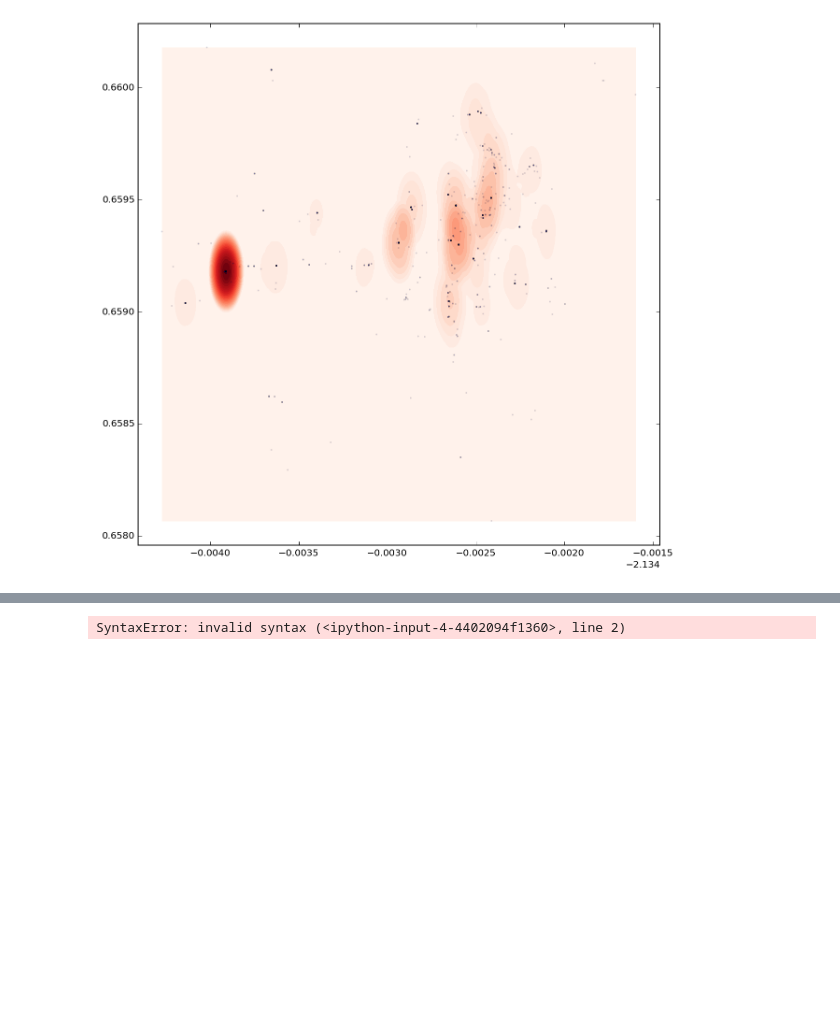
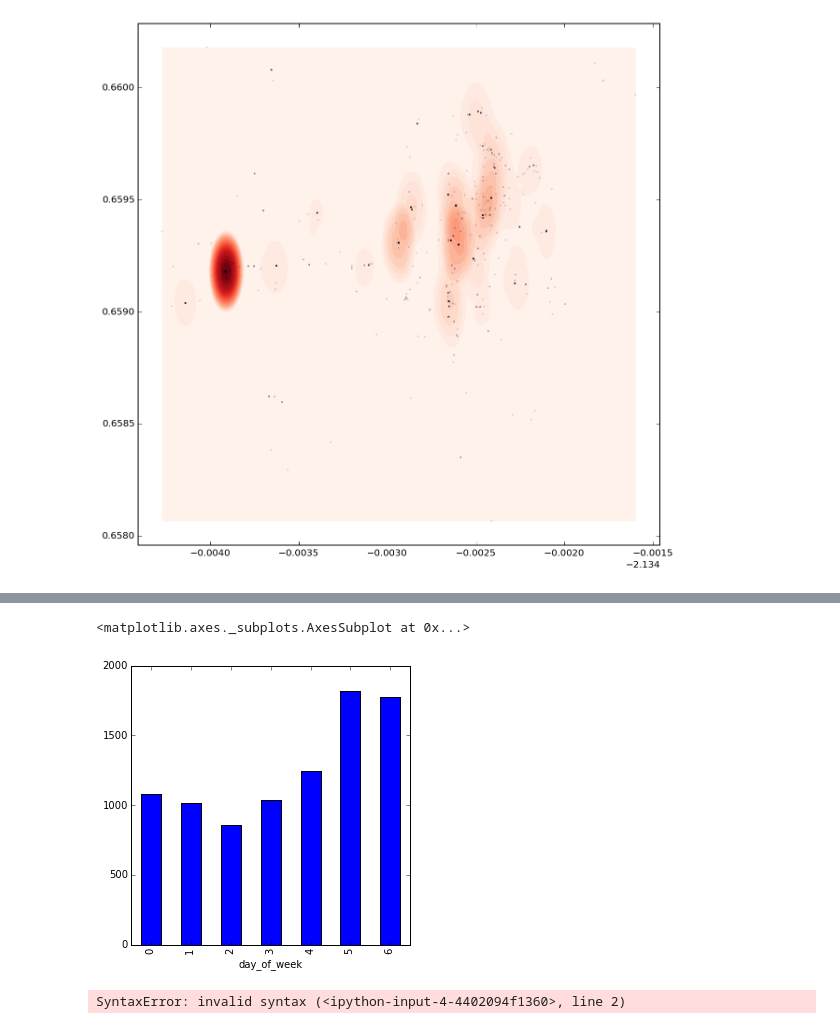
Before and after one commit to mdnip/InsightProject, a Jupyter notebook: ExploratoryAnalysis.ipynb, the cells around one changed output, grey strips where cells are left out. Saved outputs shown, nothing was run; the diff lists cells and outputs as text; code cells hidden in the pictures; blank space fills up the shorter version.

```diff
--- a/ExploratoryAnalysis.ipynb
+++ b/ExploratoryAnalysis.ipynb
@@ -145,5 +139,12 @@ make_small_map(sf_coord, df)
 [figure]
 # %%
 # Pictures binned by day of the week
-df.groupby(['day_of_week']).count()['searched_tag'].plot(kind = 'bar')print type(df)
+%matplotlib inline
+%pylab inline
+pylab.rcParams['figure.figsize'] = (5, 5)
+
+days_of_week = ['Monday','Tuesday','Wednesday','Thursday','Friday','Saturday','Sunday']
+
+
+df.groupby(['day_of_week']).count()['searched_tag'].plot(kind = 'bar')
 # %% [output]
@@ -151,3 +152,5 @@ SyntaxError: invalid syntax (<ipython-input-3-4402094f1360>, line 2)
+<matplotlib.axes._subplots.AxesSubplot at 0x...>
+[figure, added]
 # %%
 # Pictures binned by day of the week
 df.groupby(['day_of_week']).count()['searched_tag'].plot(kind = 'bar')print type(df)
```
Also changed, not shown: parts of 15 cells of this notebook, 4 other files.
